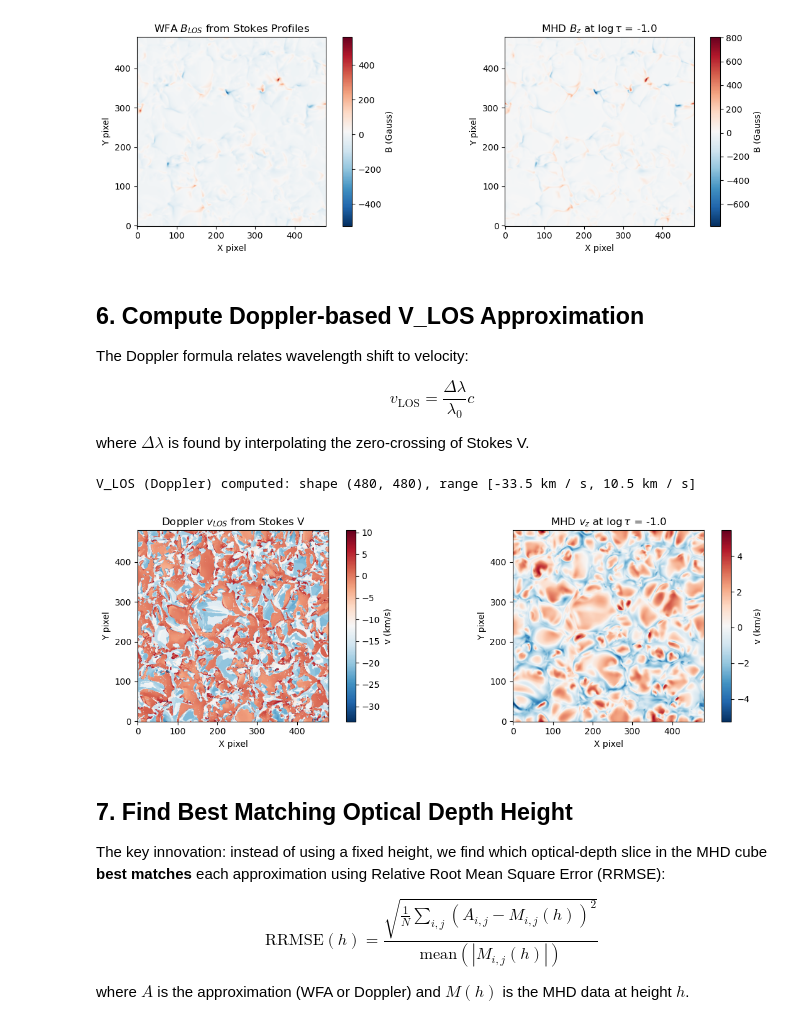
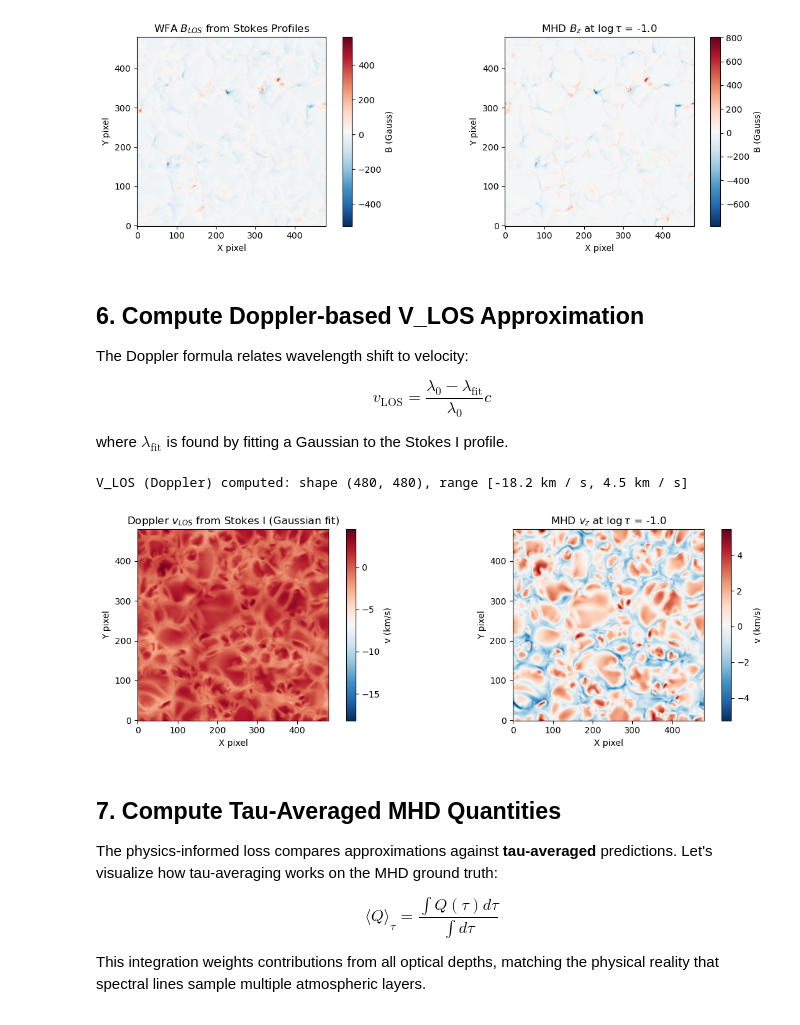
Before and after one commit to juagudeloo/Tesis_maestria_OAN, a Jupyter notebook: notebooks/6-pinn_mscnn_model.ipynb, the cells around one changed output. Cells and saved outputs as stored; diff of their text form; code cells hidden in the pictures.

```diff
--- a/notebooks/6-pinn_mscnn_model.ipynb
+++ b/notebooks/6-pinn_mscnn_model.ipynb
@@ -177,8 +176,11 @@ inversions = ApproxInversions(
     lande_factor=1.67
 )
 
+# Define wavelength range for physics calculations
+wl_range = [15, 60]
+
 # Compute B_LOS using WFA
-blos = inversions.compute_blos_wfa(wl_range=[15, 60])
+blos = inversions.compute_blos_wfa(wl_range=wl_range)
 print(f"B_LOS (WFA) computed: shape {blos.shape}, range [{blos.min():.1f}, {blos.max():.1f}]")
 
 # Visualize B_LOS map
@@ -210,43 +212,43 @@ B_LOS (WFA) computed: shape (480, 480), range [-527.4 G, 560.1 G]
 
 The Doppler formula relates wavelength shift to velocity:
 
-$$v_{\text{LOS}} = \frac{\Delta \lambda}{\lambda_0} c$$
+$$v_{\text{LOS}} = \frac{\lambda_0 - \lambda_{\text{fit}}}{\lambda_0} c$$
 
-where $\Delta \lambda$ is found by interpolating the zero-crossing of Stokes V.
+where $\lambda_{\text{fit}}$ is found by fitting a Gaussian to the Stokes I profile.
 # %%
-# Compute V_LOS using Doppler shift
-vlos = inversions.compute_vlos_doppler(wl_range=[15, 60])
-print(f"V_LOS (Doppler) computed: shape {vlos.shape}, range [{vlos.min():.1f}, {vlos.max():.1f}]")
+# Compute V_LOS using Doppler shift (Gaussian fitting)
+vlos = inversions.compute_vlos_doppler(wl_range=wl_range)
+print(f"V_LOS (Doppler) computed: shape {vlos.shape}, range [{np.nanmin(vlos):.1f}, {np.nanmax(vlos):.1f}]")
 
 # Visualize V_LOS map
 fig, axes = plt.subplots(1, 2, figsize=(12, 4))
 
 # Doppler V_LOS
 im0 = axes[0].imshow(vlos.value, origin='lower', cmap='RdBu_r')
-axes[0].set_title('Doppler $v_{LOS}$ from Stokes V')
+axes[0].set_title('Doppler $v_{LOS}$ from Stokes I (Gaussian fit)')
 axes[0].set_xlabel('X pixel')
 axes[0].set_ylabel('Y pixel')
 plt.colorbar(im0, ax=axes[0], label='v (km/s)')
 
 # MHD Vz at a reference height
 mhd_vz_ref = mhd.od_data['Vz'].value[:, :, ref_height]
 im1 = axes[1].imshow(mhd_vz_ref, origin='lower', cmap='RdBu_r')
 axes[1].set_title(f'MHD $v_z$ at $\log\\tau$ = {new_logtau[ref_height]:.1f}')
 axes[1].set_xlabel('X pixel')
 axes[1].set_ylabel('Y pixel')
 plt.colorbar(im1, ax=axes[1], label='v (km/s)')
 
 plt.tight_layout()
 plt.show()
 # %% [output]
-V_LOS (Doppler) computed: shape (480, 480), range [-33.5 km / s, 10.5 km / s]
+V_LOS (Doppler) computed: shape (480, 480), range [-18.2 km / s, 4.5 km / s]
-[figure, old version]
+[figure, new version]
 # %% [markdown]
-## 7. Find Best Matching Optical Depth Height
+## 7. Compute Tau-Averaged MHD Quantities
 
-The key innovation: instead of using a fixed height, we find which optical-depth slice in the MHD cube **best matches** each approximation using Relative Root Mean Square Error (RRMSE):
+The physics-informed loss compares approximations against **tau-averaged** predictions. Let's visualize how tau-averaging works on the MHD ground truth:
 
-$$\text{RRMSE}(h) = \frac{\sqrt{\frac{1}{N}\sum_{i,j}(A_{i,j} - M_{i,j}(h))^2}}{\text{mean}(|M_{i,j}(h)|)}$$
+$$\langle Q \rangle_\tau = \frac{\int Q(\tau) d\tau}{\int d\tau}$$
 
-where $A$ is the approximation (WFA or Doppler) and $M(h)$ is the MHD data at height $h$.
+This integration weights contributions from all optical depths, matching the physical reality that spectral lines sample multiple atmospheric layers.
 # %%
```
Also changed, not shown: parts of 17 cells of this notebook, 8 other files.
